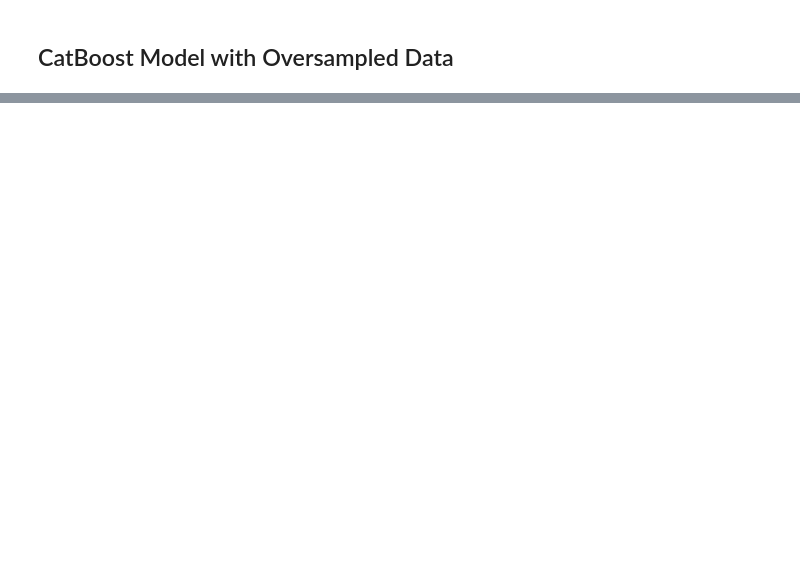
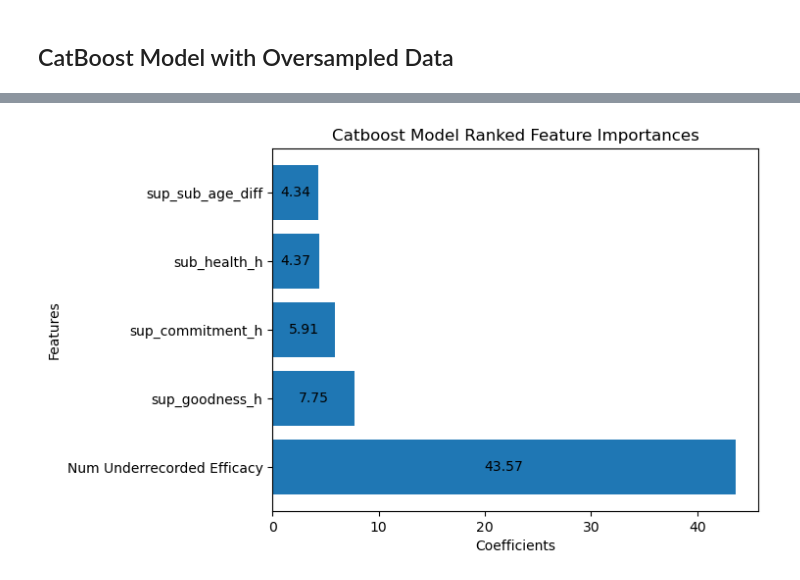
Before and after one commit to kyleanthonyr/Predicting-Employee-Attrition, a Jupyter notebook: notebooks/04-kar-modeling.ipynb, the cells around one changed output, grey strips where cells are left out. Saved outputs shown, nothing was run; the diff lists cells and outputs as text; code cells hidden in the pictures; blank space fills up the shorter version.

```diff
--- a/notebooks/04-kar-modeling.ipynb
+++ b/notebooks/04-kar-modeling.ipynb
@@ -473,0 +431,10 @@ cb_important_features = cb_clf.get_feature_importance(prettified=True).head(5)
+# %%
+# plot feature importance for top 5
+bar = plt.barh(width='Importances', y='Feature Id', data=cb_important_features)
+plt.xlabel("Coefficients")
+plt.ylabel("Features")
+plt.title("Catboost Model Ranked Feature Importances")
+plt.bar_label(bar, fmt='%.2f', label_type="center")
+plt.show()
+# %% [output]
+[figure, added]
```
Also changed, not shown: parts of 32 cells of this notebook, 6 other files.
